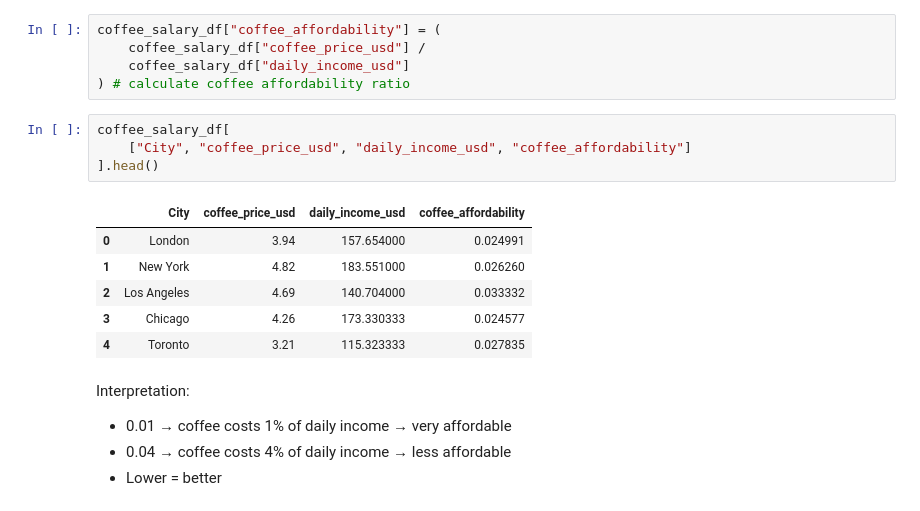
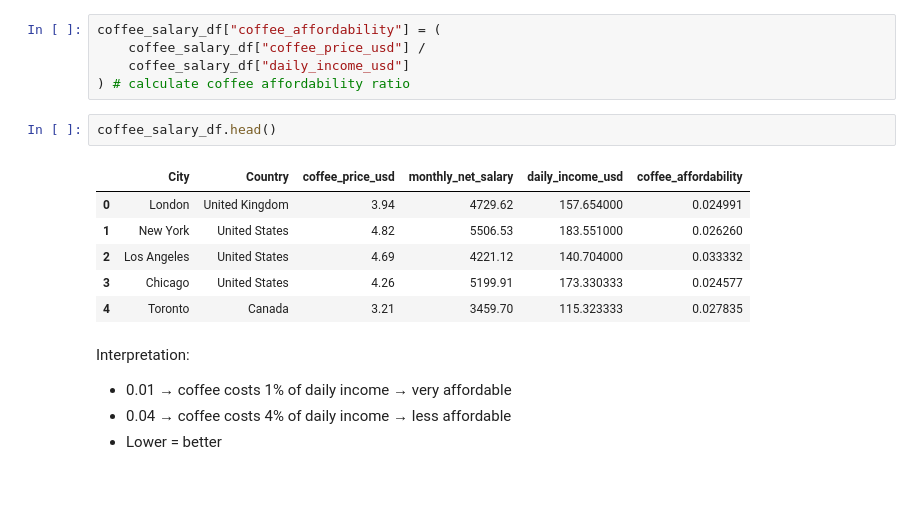
Before and after one commit to luckakovy/Global-Analysis-of-Coffee-Affordability-Best-Cities-for-Boke-Caffeine-Addicted-Students, a Jupyter notebook: analysis.ipynb, the cells around one changed output. Drawn from its saved outputs; the diff is of its cells as text.

```diff
--- a/analysis.ipynb
+++ b/analysis.ipynb
@@ -273,16 +275,14 @@ coffee_salary_df["coffee_affordability"] = (
     coffee_salary_df["daily_income_usd"]
 ) # calculate coffee affordability ratio
 # %%
-coffee_salary_df[
-    ["City", "coffee_price_usd", "daily_income_usd", "coffee_affordability"]
-].head()
+coffee_salary_df.head()
 # %% [output]
-|  | City | coffee_price_usd | daily_income_usd | coffee_affordability |
-| 0 | London | 3.94 | 157.654000 | 0.024991 |
-| 1 | New York | 4.82 | 183.551000 | 0.026260 |
-| 2 | Los Angeles | 4.69 | 140.704000 | 0.033332 |
-| 3 | Chicago | 4.26 | 173.330333 | 0.024577 |
-| 4 | Toronto | 3.21 | 115.323333 | 0.027835 |
+|  | City | Country | coffee_price_usd | monthly_net_salary | daily_income_usd | coffee_affordability |
+| 0 | London | United Kingdom | 3.94 | 4729.62 | 157.654000 | 0.024991 |
+| 1 | New York | United States | 4.82 | 5506.53 | 183.551000 | 0.026260 |
+| 2 | Los Angeles | United States | 4.69 | 4221.12 | 140.704000 | 0.033332 |
+| 3 | Chicago | United States | 4.26 | 5199.91 | 173.330333 | 0.024577 |
+| 4 | Toronto | Canada | 3.21 | 3459.70 | 115.323333 | 0.027835 |
 # %% [markdown]
 Interpretation:
 - 0.01 → coffee costs 1% of daily income → very affordable
```
Also changed, not shown: parts of 6 cells of this notebook, 2 other files.
